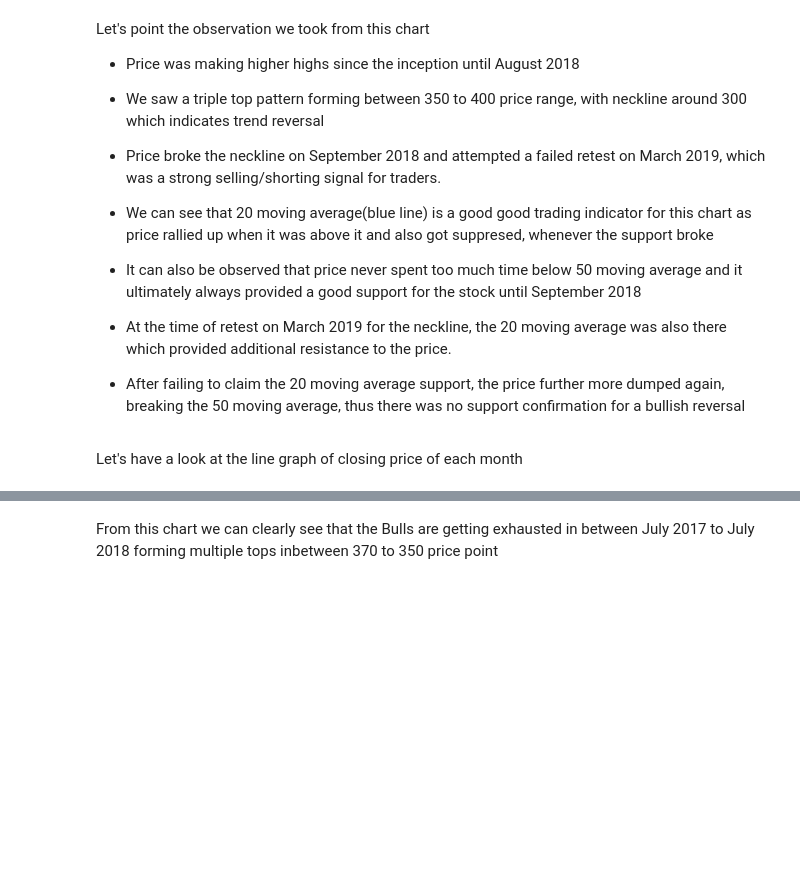
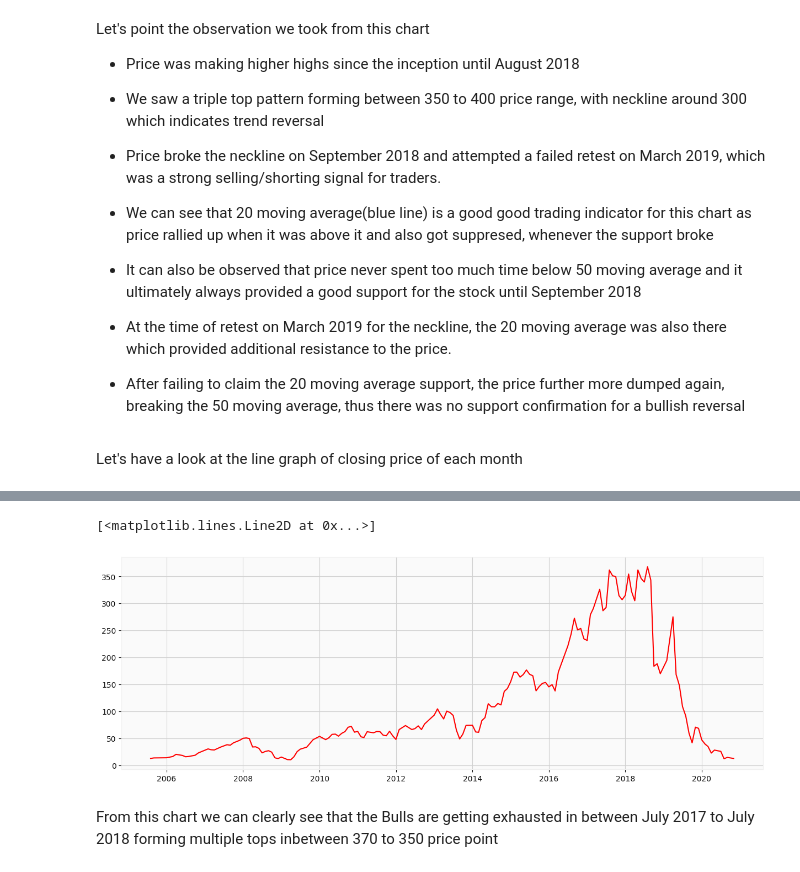
Before and after one commit to Mihirgupta2001/Regression---Capstone-Project, a Jupyter notebook: Regresssion_Capstone_project.ipynb, the cells around one changed output, grey strips where cells are left out. Saved outputs shown, nothing was run; the diff lists cells and outputs as text; code cells hidden in the pictures; blank space fills up the shorter version.

```diff
--- a/Regresssion_Capstone_project.ipynb
+++ b/Regresssion_Capstone_project.ipynb
@@ -248,6 +257,7 @@ Let's point the observation we took from this chart
 Let's have a look at the line graph of closing price of each month
 # %%
 # coding to get the line graph for close price
-fig = px.line(df,y = 'Close', title = 'Yes Bank - Close Price')
-display(fig)
+relevant_df = df['Close']
+figure(figsize=(15,5))
+plt.plot(relevant_df,color = 'r')
 # %% [output]
@@ -255,3 +264,5 @@ display(fig)
+[<matplotlib.lines.Line2D at 0x...>]
+[figure, added]
 # %% [markdown]
 From this chart we can clearly see that the Bulls are getting exhausted in between July 2017 to July 2018 forming multiple tops inbetween 370 to 350 price point
 # %%
```
Also changed, not shown: parts of 42 cells of this notebook.
